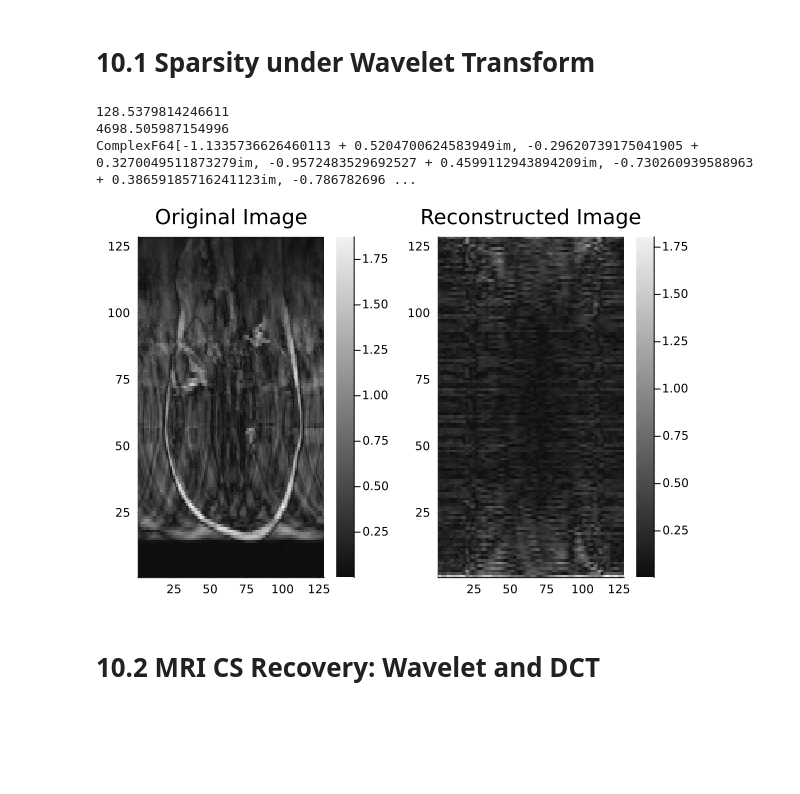
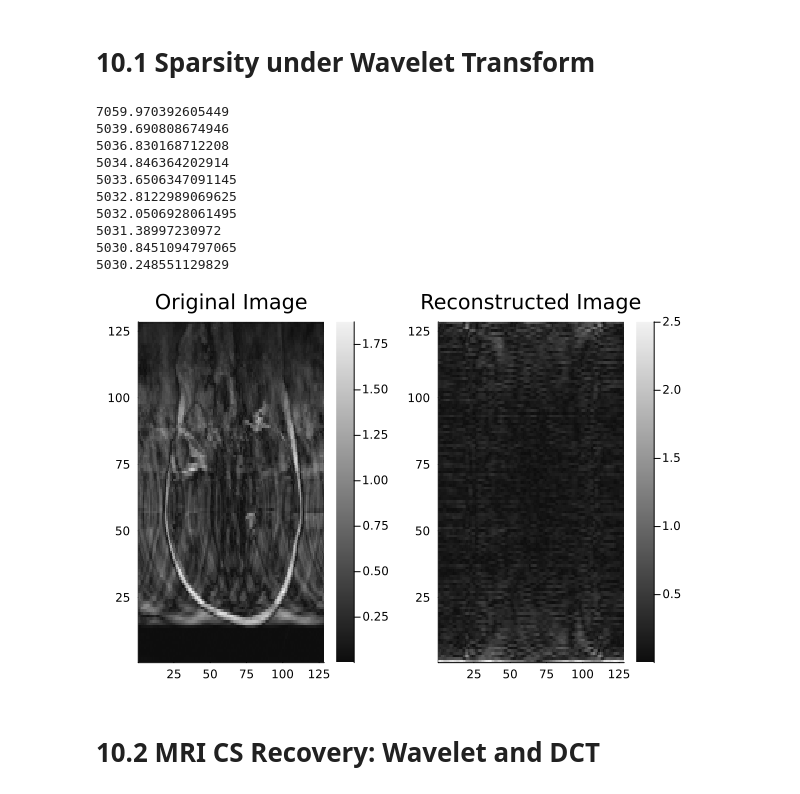
Before and after one commit to devbanthia/DataProcessing, a Jupyter notebook: cw3/DP-CW3-CIDxxxxxxxx.ipynb, the cells around one changed output. Cells and saved outputs as stored; diff of their text form; code cells hidden in the pictures; blank space fills up the shorter version.

```diff
--- a/cw3/DP-CW3-CIDxxxxxxxx.ipynb
+++ b/cw3/DP-CW3-CIDxxxxxxxx.ipynb
@@ -417,6 +417,37 @@ X0 = A.Q10_1_data_X0
 omega = A.Q10_1_data_Omega
 y = A.Q10_1_data_y
 lambda = A.Q10_1_data_lambda
+
+
+function dct_matrix(n::Int)
+    D = zeros(Float64, n, n)
+    for k in 1:n
+        for j in 1:n
+            if k == 1
+                D[k, j] = sqrt(1 / n)
+            else
+                D[k, j] = sqrt(2 / n) * cos((π * (j - 0.5) * (k - 1)) / n)
+            end
+        end
+    end
+    return D
+end
+
+function haar_wavelet_matrix(n::Int)
+
+    function haar_wavelet_recursive(size::Int)
+        if size == 1
+            return [1.0]
+        else
+            H = haar_wavelet_recursive(size ÷ 2)
+            top = kron(H, [1.0 1.0]) / sqrt(2.0)
+            bottom = kron(Matrix{Float64}(I, size ÷ 2, size ÷ 2), [1.0 -1.0]) / sqrt(2.0)
+            return vcat(top, bottom)
+        end
+    end
+
+    return haar_wavelet_recursive(n)
+end
 
 function dft_matrix(n::Int)
     ω = exp(-2im * π / n)
@@ -436,11 +467,13 @@ function rearrange(y::Vector, omega, order::Int64)
 end
 
 
-function soft_threshold(w, lambda)
+function soft_threshold(w, threshold)
 
-    magnitude = abs.(w)
-    scaling = max.(1 .- lambda ./ magnitude, 0.0)
-    return w .* scaling
+    magnitudes = abs.(w)
+    soft_magnitudes = max.(magnitudes .- threshold, 0)
+    result = soft_magnitudes .* exp.(im * angle.(w))
+
+    return result
 
 end
 
@@ -458,7 +491,7 @@ function normalize_columns!(A::Matrix{T}) where T<:Number
 end
 
 
-
+wt = haar_wavelet_matrix(128)
 dft = dft_matrix(128)
 sparse_DFT_matrix = omega .* fftshift(dft)
 y = rearrange(y, omega, 0)
@@ -471,45 +504,52 @@ tau = 1/L
 
 X = X0 - tau * grad_X
 
-wavelet_transform = dwt(X, wavelet(WT.db4))
+wavelet_transform = wt*X
 
 wavelets_thresholded = soft_threshold(wavelet_transform, lambda)
-X = idwt(wavelets_thresholded , wavelet(WT.db4))
+X = wt' * wavelets_thresholded
 
 
 L = 1
 tau = 1/L
 
 X = X0
 
-for i in 1:1
+for i in 1:10
 
-    println(norm(X))
-    println(norm(grad_X))
+    println(norm(y - sparse_DFT_matrix*X))
     grad_X = sparse_DFT_matrix' * (y - sparse_DFT_matrix*X)
 
     X = X + tau * grad_X
-    wavelet_transform = dwt(X, wavelet(WT.db8))
+    wavelet_transform = wt * X
     wavelets_thresholded = soft_threshold(wavelet_transform, lambda)
-    X = idwt(wavelets_thresholded , wavelet(WT.db8))
+    X = wt' * wavelets_thresholded
+
 
 end
 
-println(X[:,1])
+
 using Images
 using FFTW
 using Plots
 
 
 p1 = plot(heatmap(abs.(ifft(y)), color=:grays), title="Original Image", legend=false)
 p2 = plot(heatmap(abs.(ifft(X)), color=:grays), title="Reconstructed Image", legend=false)
 
 plot(p1, p2)
 # %% [output]
-128.5379814246611
-4698.505987154996
-ComplexF64[-1.1335736626460113 + 0.5204700624583949im, -0.29620739175041905 + 0.3270049511873279im, -0.9572483529692527 + 0.4599112943894209im, -0.730260939588963 + 0.38659185716241123im, -0.786782696 ...
+7059.970392605449
+5039.690808674946
+5036.830168712208
+5034.846364202914
+5033.6506347091145
+5032.8122989069625
+5032.0506928061495
+5031.38997230972
+5030.8451094797065
+5030.248551129829
-[figure, old version]
+[figure, new version]
 # %% [markdown]
 # 10.2 MRI CS Recovery: Wavelet and DCT
 # %%
```
Also changed, not shown: parts of 2 cells of this notebook.
